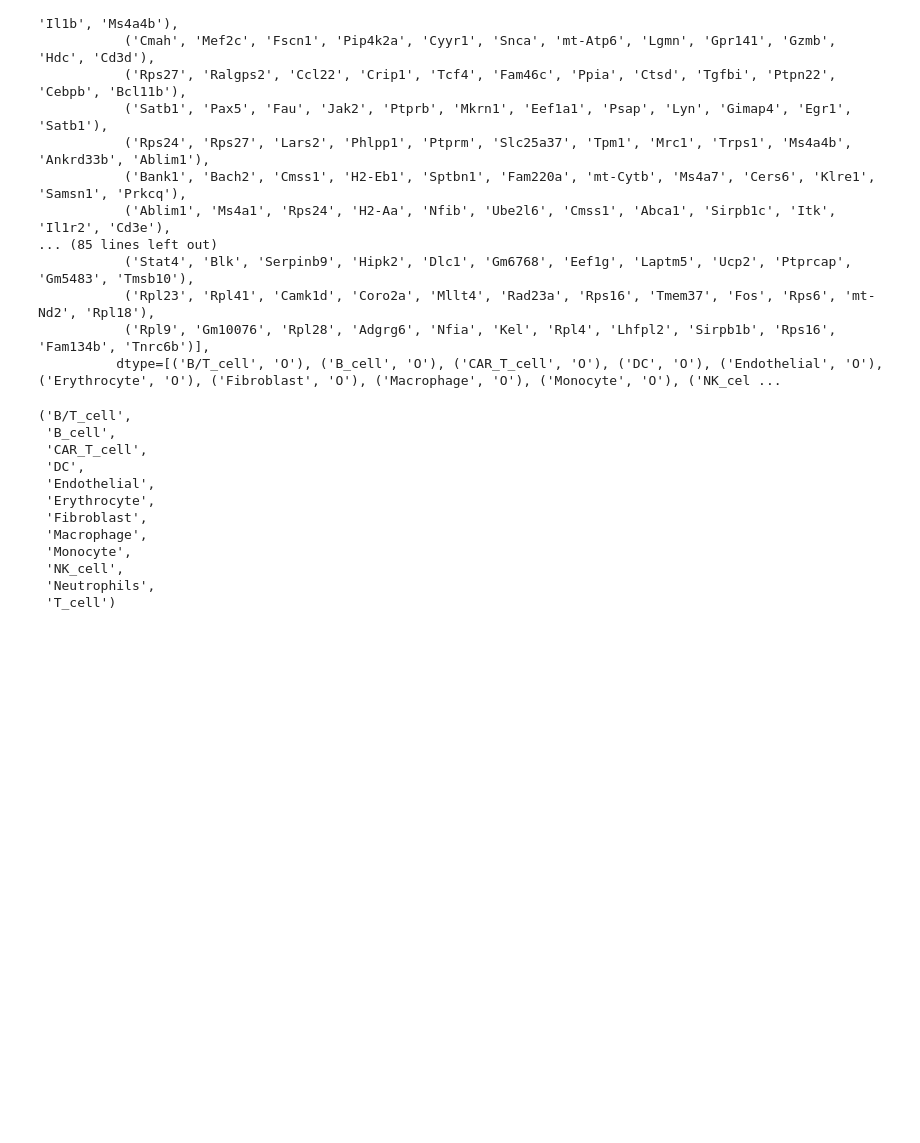
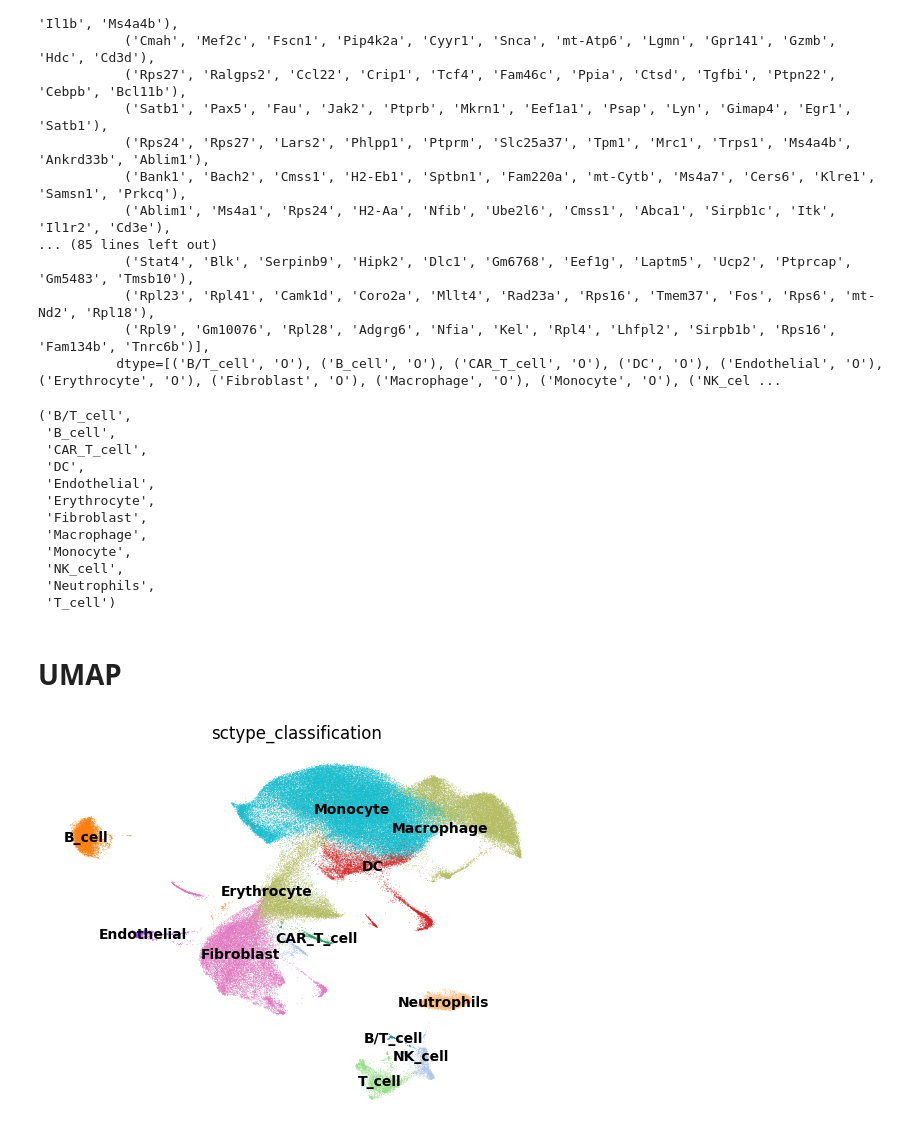
Before and after one commit to Li-Lab-COH/Spatial_CAR_T, a Jupyter notebook: CellTypeAnnotation/SC_sc_reference.ipynb, the cells around one changed output. Cells and saved outputs as stored; diff of their text form; code cells hidden in the pictures; blank space fills up the shorter version.

```diff
--- a/CellTypeAnnotation/SC_sc_reference.ipynb
+++ b/CellTypeAnnotation/SC_sc_reference.ipynb
@@ -331,3 +351,22 @@ groups
  'NK_cell',
  'Neutrophils',
  'T_cell')
+# %% [markdown]
+# UMAP
+# %%
+import scanpy as sc
+
+# make sure it's treated as categorical (better colors/legend)
+sc_ref.obs["sctype_classification"] = sc_ref.obs["sctype_classification"].astype("category")
+
+# Plot the embedding stored in obsm["X_umap_R"]  (basis name is "umap_R")
+sc.pl.embedding(
+    sc_ref,
+    basis="umap_R",
+    color="sctype_classification",
+    legend_loc="on data",   # try also: "right margin"
+    frameon=False,
+    size=1
+)
+# %% [output]
+[figure, added]
```
Also changed, not shown: parts of 3 cells of this notebook, 3 other files.
